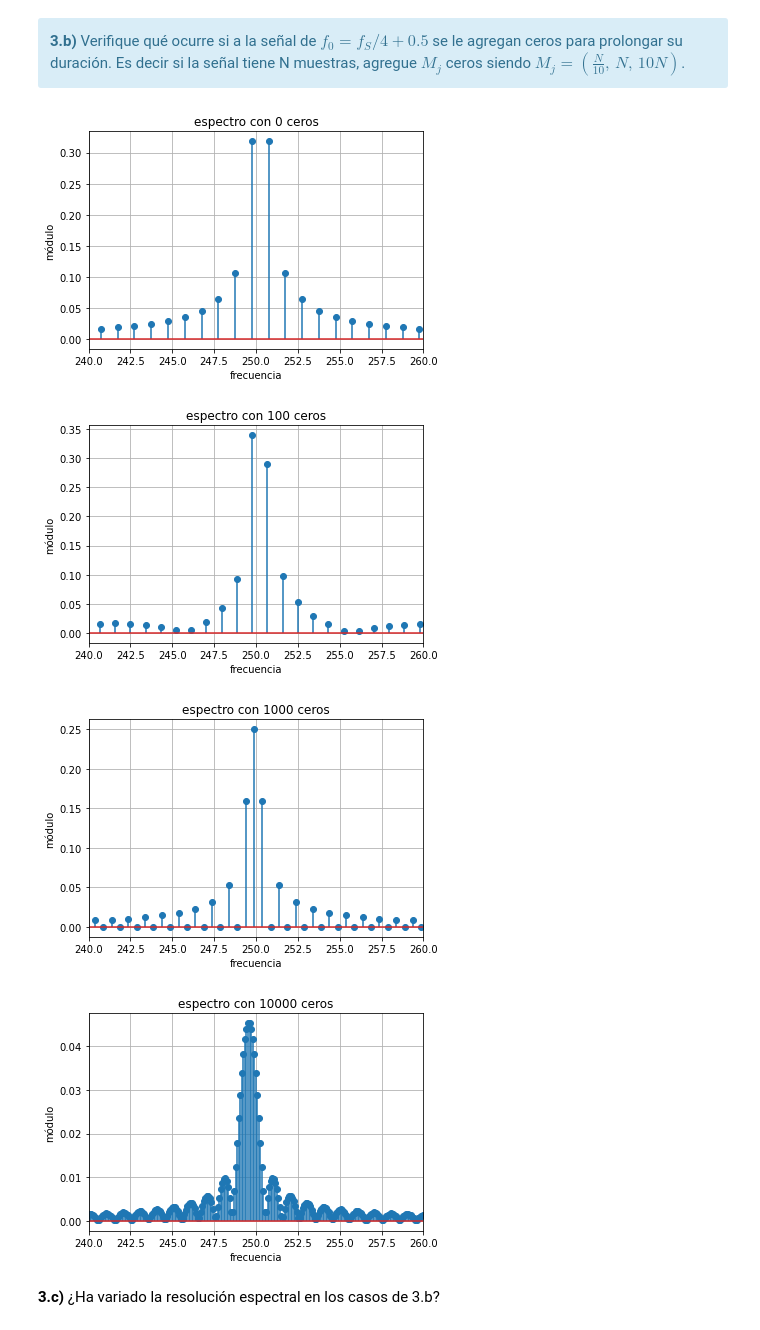
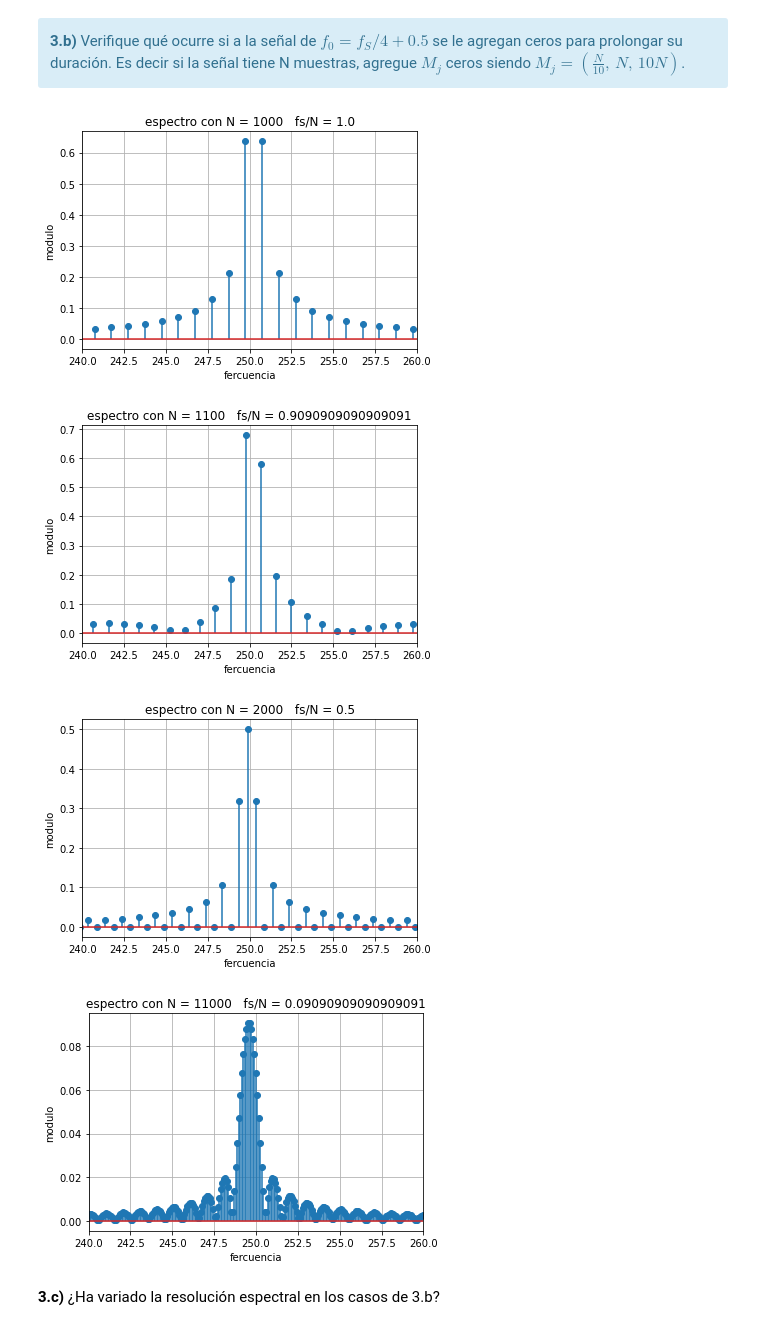
Before and after one commit to FabianVillada/PDS_TPs, a Jupyter notebook: TP1_Muestreo_Fourier.ipynb, the cells around one changed output. Cells and saved outputs as stored; diff of their text form; code cells hidden in the pictures.

```diff
--- a/TP1_Muestreo_Fourier.ipynb
+++ b/TP1_Muestreo_Fourier.ipynb
@@ -470,9 +470,6 @@ df=fs/N
 a0 = 1 # Volts
 p0 = np.pi/4  #radianes.
 
-
-
-
 fd = [0, 0.01, 0.25, 0.5]
 
 for i in range(len(fd)):
@@ -483,10 +480,13 @@ for i in range(len(fd)):
 
 
     fft1 = fft(signal) # no hace falta pasar N
-    fftabs = np.abs(fft1)
+    fftabs = np.abs(fft1)/(N-N/2) #Al calcular los valores absolutos debo normalizar por N para no perder escala.
+                                  #Pero la fft a partir del bin(volor de K)=N/2 me toma valores espejo
+                                  #Por lo q a partir de N/2 se repite el espectro representando a ambos con una
+                                  #escala de N/2 (VER SCRIP "NORMALIZACION Y ESPEJO CON FFT.PY")
     fftangle = np.angle(fft1)
 
-    tus_resultados.append([ (fftabs[250]), (fftabs[251]) , (np.mean(fftabs**2)- fftabs[250]) ])
+    tus_resultados.append([ (fftabs[250]), (fftabs[251]) , ((np.sum(fftabs**2)) - (2*(fftabs[int( N/4)])**2))  ])
 
     freq = np.arange(0 , fs , fs/N)
     plt.figure(i+1)
@@ -495,8 +495,8 @@ for i in range(len(fd)):
     plt.xlim(200,300)
     plt.xlabel('fercuencia')
     plt.ylabel('modulo')
-    plt.title ('espectro con frecuencia de desintonia grafico plot')
-    plt.grid()
+    plt.title ('espectro NORMALIZADO a N/2 con frecuencia de desintonia '+str(fd[i])) #str conviente int en string
+    plt.grid() #coloca grilla en graficos
     plt.show()
 
 ######################################################################################################
@@ -536,43 +536,48 @@ HTML(df.to_html())
 # %%
 # Inserte aquí su código
 import numpy as np
 import matplotlib.pyplot as plt
 from pandas import DataFrame
 from IPython.display import HTML
 from scipy.fftpack import fft, fftfreq
 
 def generador_senoidal (fs, f0, N, a0, p0):
 
     tt=np.arange(N/fs , step=1/fs)
     xx = a0 * np.sin( 2 * np.pi * f0 * tt + p0 )
 
     return tt, xx
 
 N  = 1000 # muestras
 fs = 1000 # Hz
 a0 = 1       # Volts
 p0 = 0 # radianes
-f=0.5
+fd=0.5
 mj = [0, int(N/10), N, 10*N]
-#mj = [N]
-for m in mj:
 
-    tt, xx = generador_senoidal( fs, fs/4+f, N, a0, p0)
-    x = np.concatenate((xx, np.zeros(m)))
+
+for i in range(len(mj)):
+    Norma = (N+mj[i])/2
+    tt, xx = generador_senoidal( fs, fs/4+fd, N, a0, p0)
+    x = np.concatenate((xx, np.zeros(mj[i]))) #CREO UN NUEVO VECTOR CON ZERO PADDING
     fft1 = fft(x)
-    fabs = np.abs(fft1)/(N+m)
-    frq = np.linspace( start= (-N)/2, stop= (N)/2 ,num = N+m )
+    fftabs = np.abs(fft1)/Norma #NORMALIZO A N/2
 
-    fig, ax1 = plt.subplots()
-    ax1.stem(frq, fabs, use_line_collection = True)
-    ax1.set(xlabel='frecuencia', ylabel='módulo',title='espectro con '+ str(m) + ' ceros')
+    df = fs/(N+mj[i])
+
+    freq = np.linspace( start=-(N)/2, stop= (N)/2 ,num = N+mj[i] )
+    plt.figure(i+1)
+    plt.stem(  freq ,fftabs, use_line_collection = True)
     plt.xlim(240,260)
-    ax1.grid()
+    plt.xlabel('fercuencia')
+    plt.ylabel('modulo')
+    plt.title ('espectro con N = ' + str(N+mj[i]) + '   fs/N = ' + str(df)) #str conviente int en string
+    plt.grid() #coloca grilla en graficos
     plt.show()
 # %% [output]
-[figure, old version]
+[figure, new version]
-[figure, old version]
+[figure, new version]
-[figure, old version]
+[figure, new version]
-[figure, old version]
+[figure, new version]
 # %% [markdown]
 **3.c)** ¿Ha variado la resolución espectral en los casos de 3.b?
```
Also changed, not shown: parts of 7 cells of this notebook.
